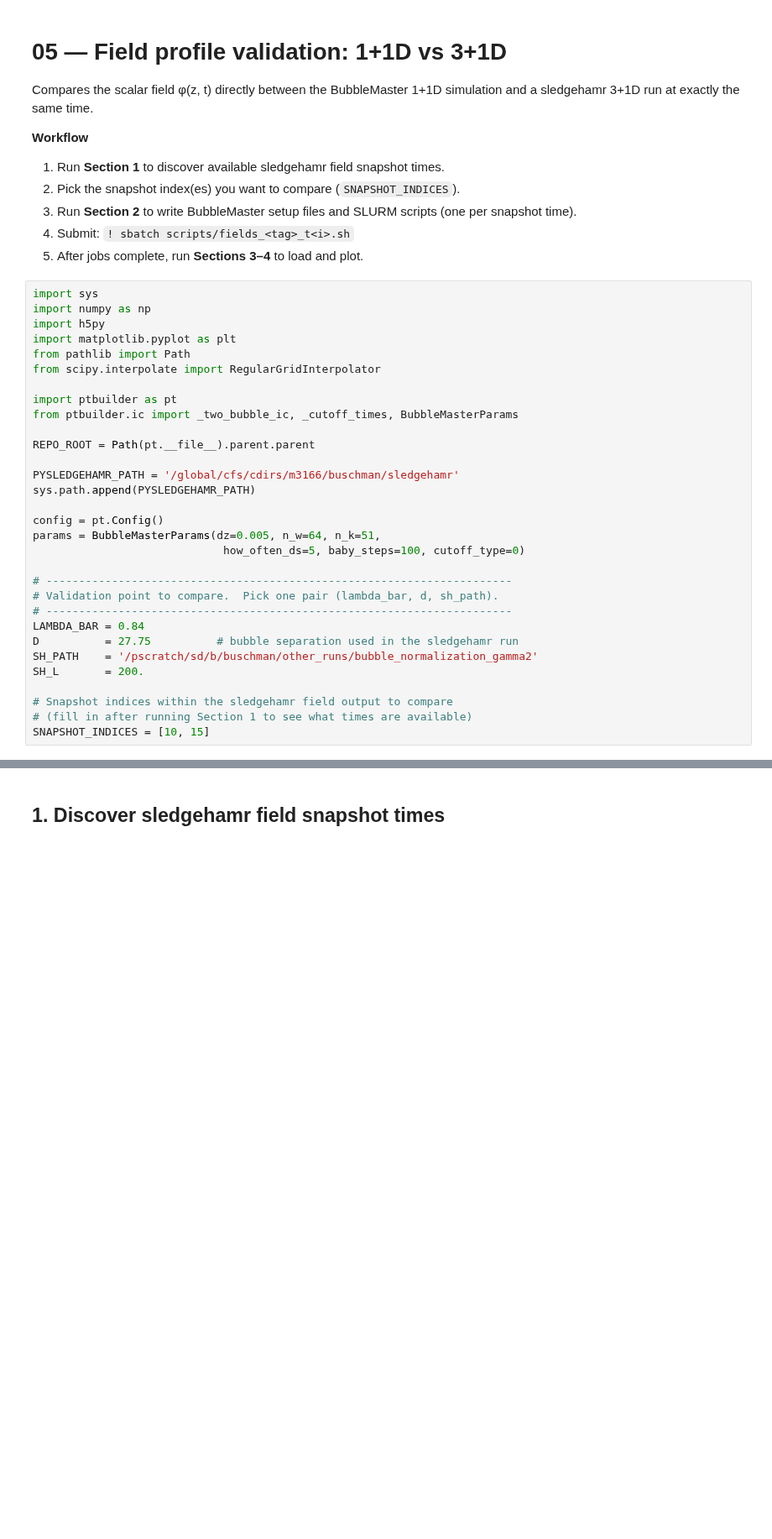
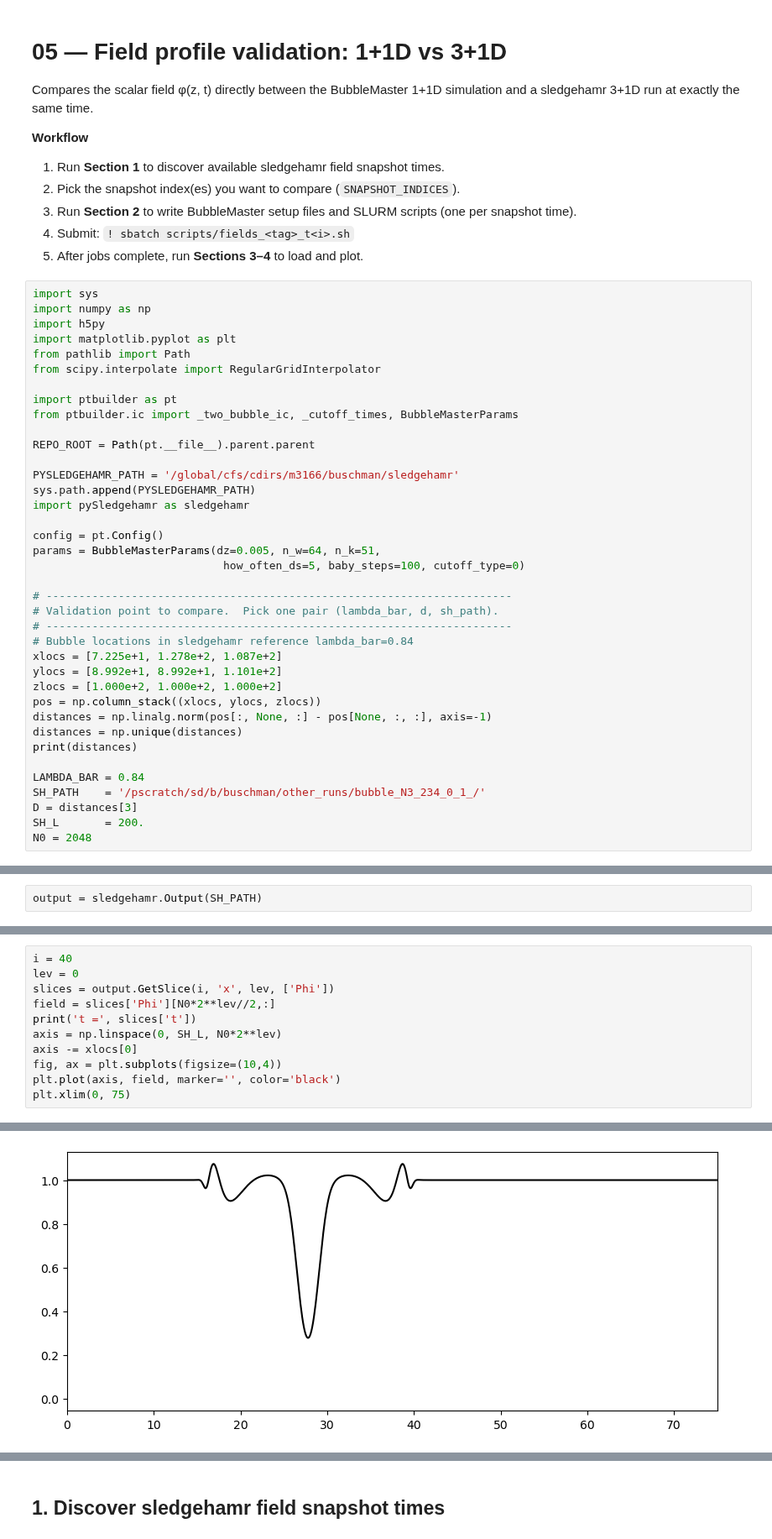
Before and after one commit to MSABuschmann/PhaseTransitionBuilder, a Jupyter notebook: notebooks/05_validate_fields.ipynb, the cells around one changed output, grey strips where cells are left out. Shown at 84% size. Drawn from its saved outputs; the diff is of its cells as text; blank space fills up the shorter version.

```diff
--- a/notebooks/05_validate_fields.ipynb
+++ b/notebooks/05_validate_fields.ipynb
@@ -25,6 +25,7 @@ REPO_ROOT = Path(pt.__file__).parent.parent
 
 PYSLEDGEHAMR_PATH = '/global/cfs/cdirs/m3166/buschman/sledgehamr'
 sys.path.append(PYSLEDGEHAMR_PATH)
+import pySledgehamr as sledgehamr
 
 config = pt.Config()
 params = BubbleMasterParams(dz=0.005, n_w=64, n_k=51,
@@ -33,11 +34,17 @@ params = BubbleMasterParams(dz=0.005, n_w=64, n_k=51,
 # -----------------------------------------------------------------------
 # Validation point to compare.  Pick one pair (lambda_bar, d, sh_path).
 # -----------------------------------------------------------------------
+# Bubble locations in sledgehamr reference lambda_bar=0.84
+xlocs = [7.225e+1, 1.278e+2, 1.087e+2]
+ylocs = [8.992e+1, 8.992e+1, 1.101e+2]
+zlocs = [1.000e+2, 1.000e+2, 1.000e+2]
+pos = np.column_stack((xlocs, ylocs, zlocs))
+distances = np.linalg.norm(pos[:, None, :] - pos[None, :, :], axis=-1)
+distances = np.unique(distances)
+print(distances)
+
 LAMBDA_BAR = 0.84
-D          = 27.75          # bubble separation used in the sledgehamr run
-SH_PATH    = '/pscratch/sd/b/buschman/other_runs/bubble_normalization_gamma2'
+SH_PATH    = '/pscratch/sd/b/buschman/other_runs/bubble_N3_234_0_1_/'
+D = distances[3]
 SH_L       = 200.
-
-# Snapshot indices within the sledgehamr field output to compare
-# (fill in after running Section 1 to see what times are available)
-SNAPSHOT_INDICES = [10, 15]
+N0 = 2048
@@ -43,0 +53,2 @@ SNAPSHOT_INDICES = [10, 15]
+# %%
+output = sledgehamr.Output(SH_PATH)
@@ -43,0 +65,12 @@ SNAPSHOT_INDICES = [10, 15]
+# %%
+i = 40
+lev = 0
+slices = output.GetSlice(i, 'x', lev, ['Phi'])
+field = slices['Phi'][N0*2**lev//2,:]
+print('t =', slices['t'])
+axis = np.linspace(0, SH_L, N0*2**lev)
+axis -= xlocs[0]
+fig, ax = plt.subplots(figsize=(10,4))
+plt.plot(axis, field, marker='', color='black')
+plt.xlim(0, 75)
+# %% [output]
@@ -43,0 +79 @@ SNAPSHOT_INDICES = [10, 15]
+[figure, added]
```
Also changed, not shown: parts of 8 cells of this notebook, 1 other file.
